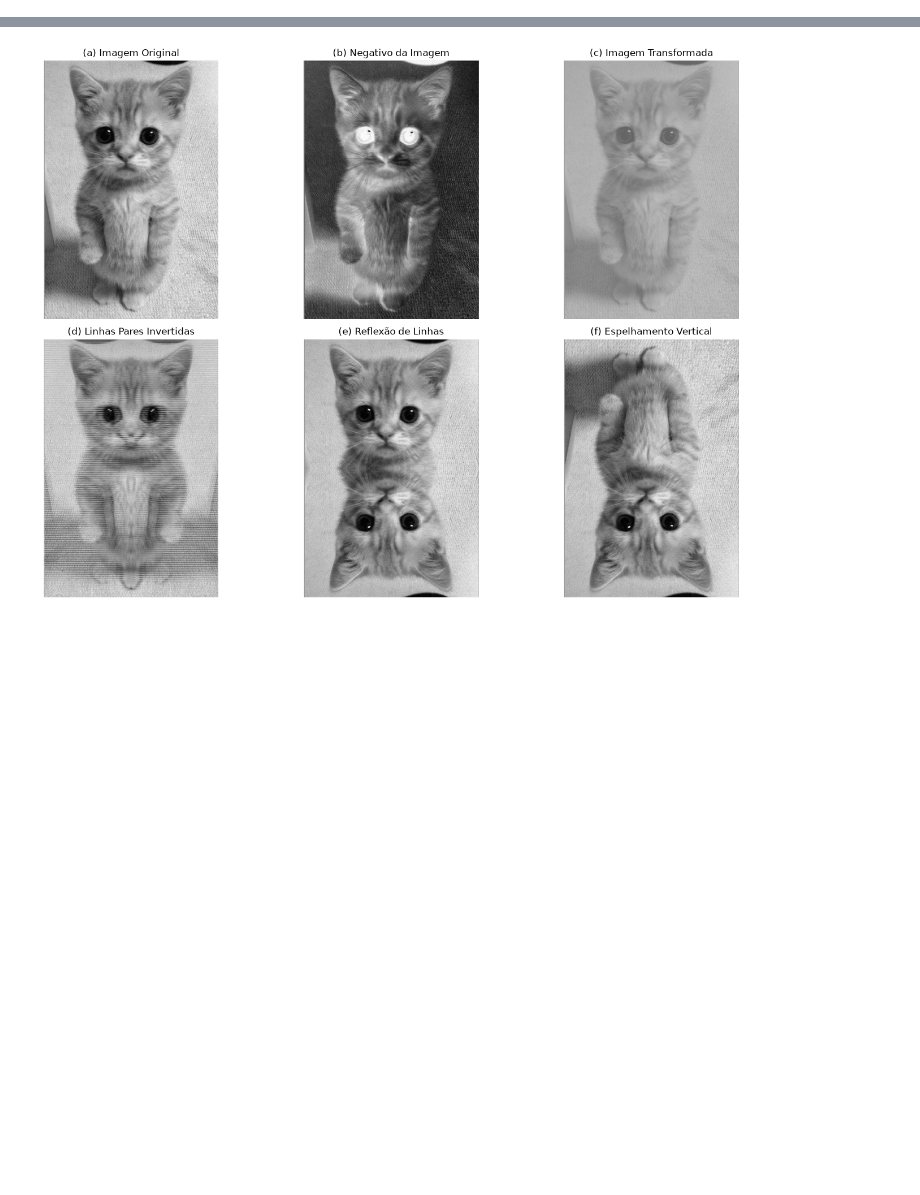
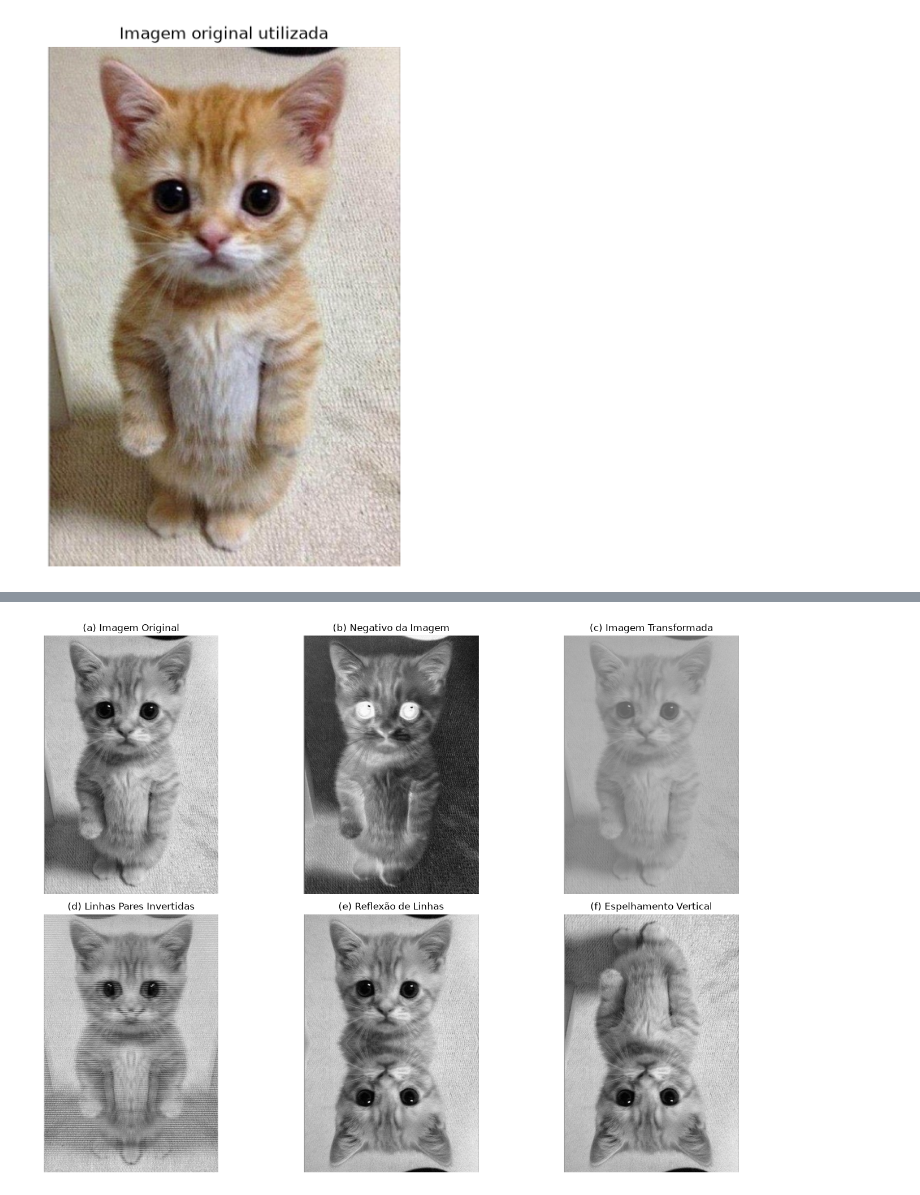
Before and after one commit to Antoniomla/processamento-de-imagens, a Jupyter notebook: Processsamento de Imagens- Trabalho 01.ipynb, the cells around one changed output, grey strips where cells are left out. Drawn from its saved outputs; the diff is of its cells as text; code cells hidden in the pictures; blank space fills up the shorter version.

```diff
--- a/Processsamento de Imagens- Trabalho 01.ipynb
+++ b/Processsamento de Imagens- Trabalho 01.ipynb
@@ -2,0 +7,14 @@
+# %%
+import cv2
+import matplotlib.pyplot as plt
+
+imagem_bgr = cv2.imread('cat so.jpg')
+imagem_rgb = imagem_bgr[:, :, ::-1]  # o OpenCV carrega em BGR; o matplotlib espera RGB
+
+plt.figure(figsize=(5, 7))
+plt.imshow(imagem_rgb)
+plt.title('Imagem original utilizada')
+plt.axis('off')
+plt.show()
+# %% [output]
+[figure, added]
```
Also changed, not shown: parts of 12 cells of this notebook, 1 other file.
